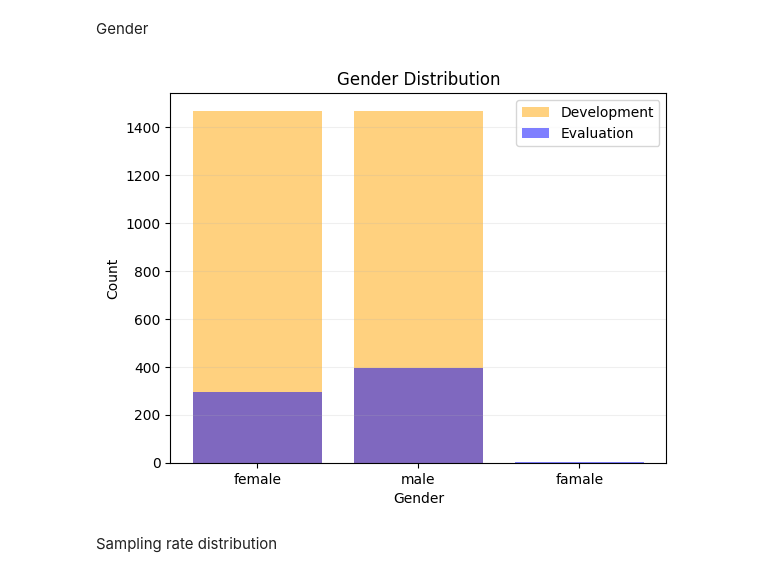
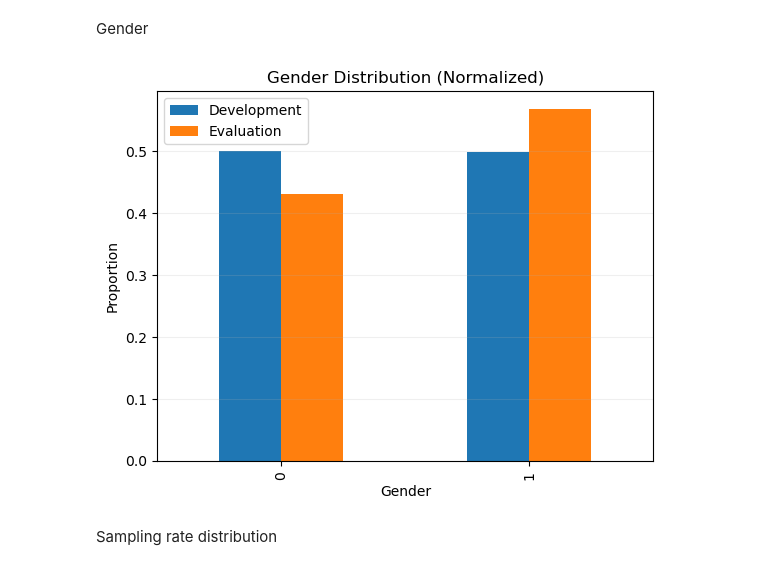
Before and after one commit to luca-byte/dsl-age-estimation, a Jupyter notebook: data_preprocessing.ipynb, the cells around one changed output. Cells and saved outputs as stored; diff of their text form; code cells hidden in the pictures.

```diff
--- a/data_preprocessing.ipynb
+++ b/data_preprocessing.ipynb
@@ -60,21 +62,27 @@ df_eval.drop(columns=['ethnicity'], inplace=True)
 Gender
 # %%
 gender =  {'male': 1, 'female': 0, "famale": 0}
-# %%
-from collections import Counter
-
-gender_dev = Counter(df_dev["gender"])
-gender_eval = Counter(df_eval["gender"])
-plt.figure()
-plt.bar(gender_dev.keys(), gender_dev.values(), label="Development", color="orange", alpha=0.5)
-plt.bar(gender_eval.keys(), gender_eval.values(), label="Evaluation", color="blue", alpha=0.5)
-plt.title("Gender Distribution")
-plt.xlabel("Gender")
-plt.ylabel("Count")
-plt.legend()
-plt.grid(alpha=0.2, axis="y")
-# %% [output]
-[figure, removed]
+# %%
+# Calculate the value counts for gender in both datasets
+gender_dev_counts = df_dev["gender"].value_counts(normalize=True)
+gender_eval_counts = df_eval["gender"].value_counts(normalize=True)
+
+# Combine the counts into a single DataFrame
+gender_counts = pd.DataFrame({
+    'Development': gender_dev_counts,
+    'Evaluation': gender_eval_counts
+}).fillna(0)
+
+# Plot the gender distribution
+gender_counts.plot(kind='bar')
+plt.title("Gender distribution (Normalized)")
+plt.xlabel("Gender")
+plt.ylabel("Proportion")
+plt.legend()
+plt.grid(alpha=0.2, axis="y")
+plt.show()
+# %% [output]
+[figure, added]
 # %%
 # We encode the gender using dummy encoding
 df_dev['gender'] = df_dev['gender'].map(gender)
```
Also changed, not shown: parts of 15 cells of this notebook.
